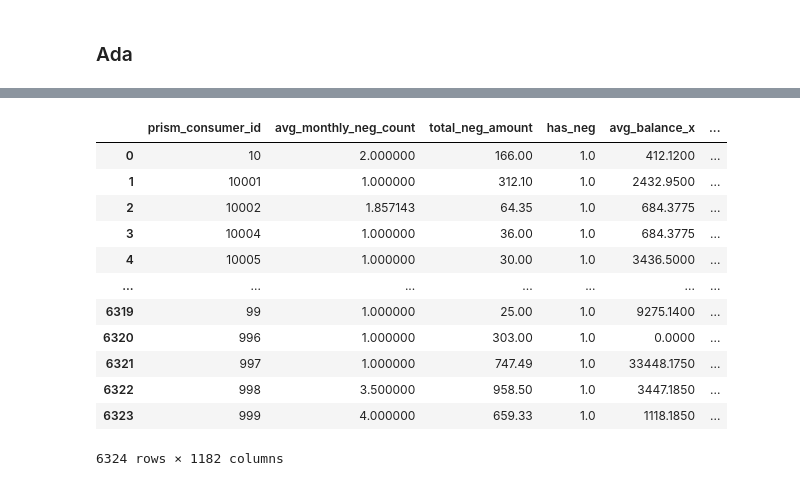
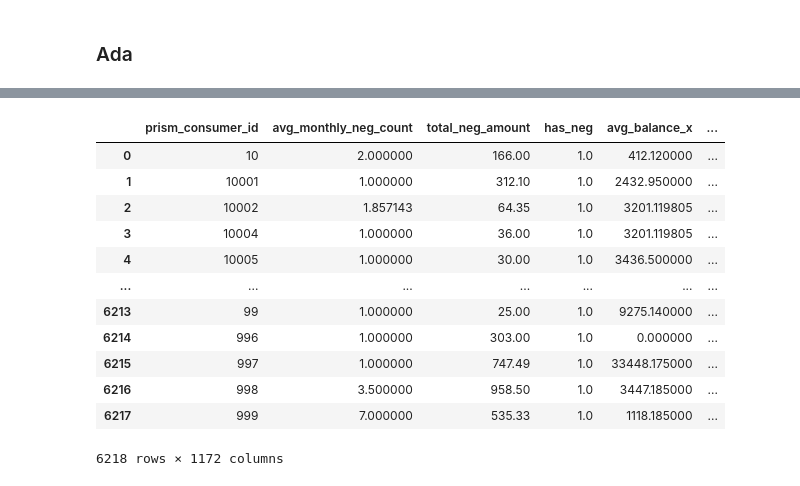
Before and after one commit to harisdsc/DSC180B, a Jupyter notebook: feature_selection.ipynb, the cells around one changed output, grey strips where cells are left out. Cells and saved outputs as stored; diff of their text form; code cells hidden in the pictures.

```diff
--- a/feature_selection.ipynb
+++ b/feature_selection.ipynb
@@ -17,6 +17,23 @@ acctDF["balance_date"] = pd.to_datetime(acctDF["balance_date"])
 trxnDF = trxnDF[trxnDF["prism_consumer_id"].isin(consDF['prism_consumer_id'])]
 trxnDF = trxnDF.drop_duplicates()
 trxnDF["posted_date"] = pd.to_datetime(trxnDF["posted_date"])
+trxnDF['posted_date'] = pd.to_datetime(trxnDF['posted_date'])
+consDF['evaluation_date'] = pd.to_datetime(consDF['evaluation_date'])
+
+# Merge evaluation_date into transaction DF
+trxnDF = trxnDF.merge(
+    consDF[['prism_consumer_id', 'evaluation_date']],
+    on='prism_consumer_id',
+    how='left'
+)
+acctDF = acctDF.merge(
+    consDF[['prism_consumer_id', 'evaluation_date']],
+    on='prism_consumer_id',
+    how='left'
+)
+# Keep only transactions before or on evaluation_date
+trxnDF = trxnDF[trxnDF['posted_date'] <= trxnDF['evaluation_date']].copy()
+acctDF = acctDF[acctDF['balance_date'] <= acctDF['evaluation_date']].copy()
 # %% [markdown]
 ### Haris
 # %%
@@ -1018,30 +1051,30 @@ from sklearn.linear_model import LogisticRegression
 # %%
 from sklearn.impute import SimpleImputer
-imputer = SimpleImputer(strategy="median")
+imputer = SimpleImputer(strategy="mean")
 feature_cols = all_feats.columns.difference(["prism_consumer_id"])
 all_feats[feature_cols] = imputer.fit_transform(
     all_feats[feature_cols]
 )
 all_feats = all_feats.merge(
     consDF[["prism_consumer_id", "DQ_TARGET"]],
     on="prism_consumer_id",
     how="inner"
 )
 all_feats
 # %% [output]
 |  | prism_consumer_id | avg_monthly_neg_count | total_neg_amount | has_neg | avg_balance_x | ... |
-| 0 | 10 | 2.000000 | 166.00 | 1.0 | 412.1200 | ... |
-| 1 | 10001 | 1.000000 | 312.10 | 1.0 | 2432.9500 | ... |
-| 2 | 10002 | 1.857143 | 64.35 | 1.0 | 684.3775 | ... |
-| 3 | 10004 | 1.000000 | 36.00 | 1.0 | 684.3775 | ... |
-| 4 | 10005 | 1.000000 | 30.00 | 1.0 | 3436.5000 | ... |
+| 0 | 10 | 2.000000 | 166.00 | 1.0 | 412.120000 | ... |
+| 1 | 10001 | 1.000000 | 312.10 | 1.0 | 2432.950000 | ... |
+| 2 | 10002 | 1.857143 | 64.35 | 1.0 | 3201.119805 | ... |
+| 3 | 10004 | 1.000000 | 36.00 | 1.0 | 3201.119805 | ... |
+| 4 | 10005 | 1.000000 | 30.00 | 1.0 | 3436.500000 | ... |
 | ... | ... | ... | ... | ... | ... | ... |
-| 6319 | 99 | 1.000000 | 25.00 | 1.0 | 9275.1400 | ... |
-| 6320 | 996 | 1.000000 | 303.00 | 1.0 | 0.0000 | ... |
-| 6321 | 997 | 1.000000 | 747.49 | 1.0 | 33448.1750 | ... |
-| 6322 | 998 | 3.500000 | 958.50 | 1.0 | 3447.1850 | ... |
-| 6323 | 999 | 4.000000 | 659.33 | 1.0 | 1118.1850 | ... |
+| 6213 | 99 | 1.000000 | 25.00 | 1.0 | 9275.140000 | ... |
+| 6214 | 996 | 1.000000 | 303.00 | 1.0 | 0.000000 | ... |
+| 6215 | 997 | 1.000000 | 747.49 | 1.0 | 33448.175000 | ... |
+| 6216 | 998 | 3.500000 | 958.50 | 1.0 | 3447.185000 | ... |
+| 6217 | 999 | 7.000000 | 535.33 | 1.0 | 1118.185000 | ... |
-6324 rows × 1182 columns
+6218 rows × 1172 columns
 # %%
 ID_COL = "prism_consumer_id"
 TARGET = "DQ_TARGET"
```
Also changed, not shown: parts of 40 cells of this notebook, 6 other files.
